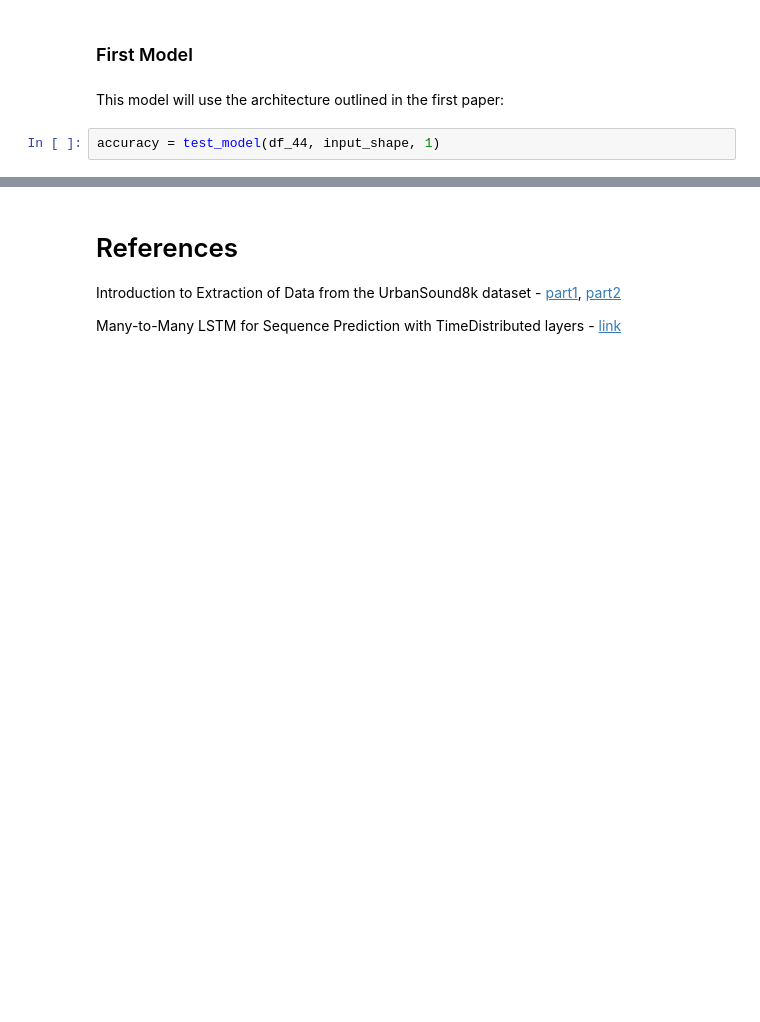
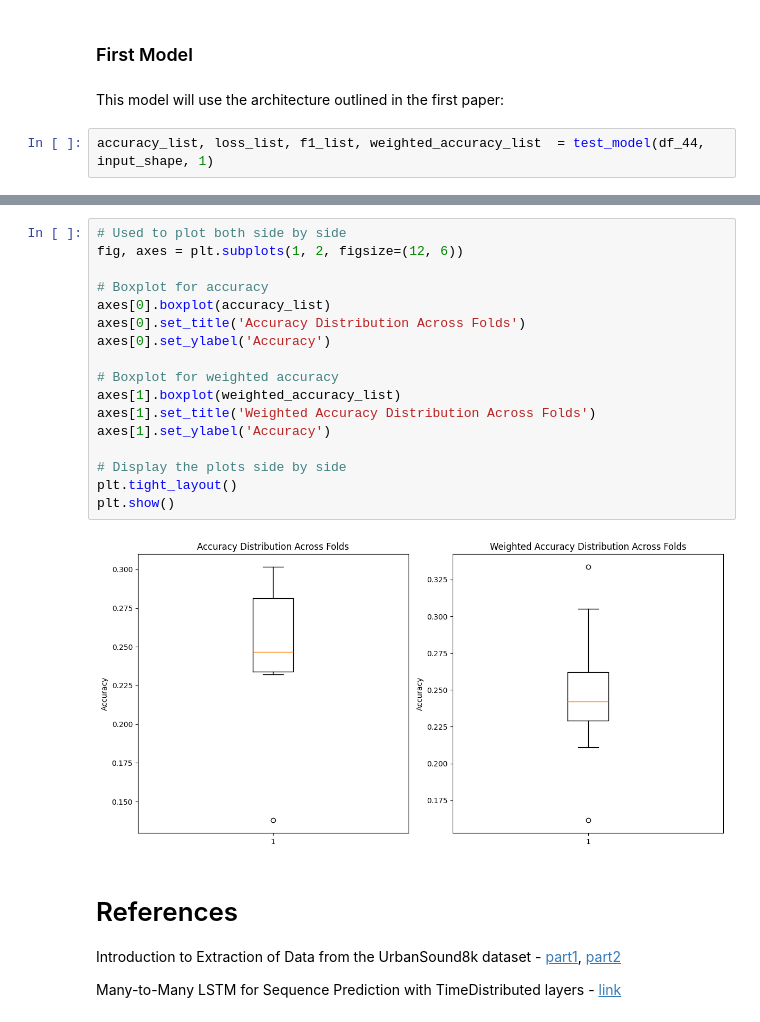
Before and after one commit to pmgfernandes04/Urban-Sounds-Classification, a Jupyter notebook: rnn.ipynb, the cells around one changed output, grey strips where cells are left out. Saved outputs shown, nothing was run; the diff lists cells and outputs as text; blank space fills up the shorter version.

```diff
--- a/rnn.ipynb
+++ b/rnn.ipynb
@@ -465,5 +538,5 @@ def test_model(dataframe, input_shape=(40,345), epochs=50, optimizer='adam', los
 # %% [markdown]
 This model will use the architecture outlined in the first paper:
 # %%
-accuracy = test_model(df_44, input_shape, 1)
+accuracy_list, loss_list, f1_list, weighted_accuracy_list  = test_model(df_44, input_shape, 1)
 # %% [output]
@@ -501,3 +597,22 @@ TypeError: object of type 'float' has no len()
+# %%
+# Used to plot both side by side
+fig, axes = plt.subplots(1, 2, figsize=(12, 6))
+
+# Boxplot for accuracy
+axes[0].boxplot(accuracy_list)
+axes[0].set_title('Accuracy Distribution Across Folds')
+axes[0].set_ylabel('Accuracy')
+
+# Boxplot for weighted accuracy
+axes[1].boxplot(weighted_accuracy_list)
+axes[1].set_title('Weighted Accuracy Distribution Across Folds')
+axes[1].set_ylabel('Accuracy')
+
+# Display the plots side by side
+plt.tight_layout()
+plt.show()
+# %% [output]
+[figure, added]
 # %% [markdown]
 # References
 
```
Also changed, not shown: parts of 15 cells of this notebook.
